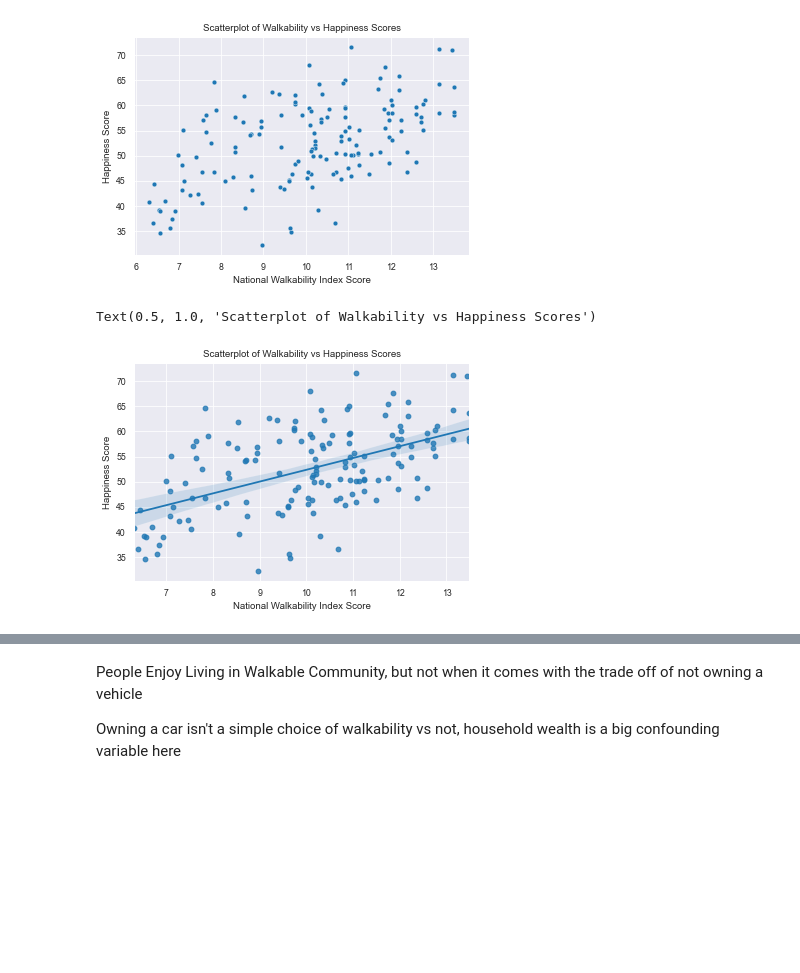
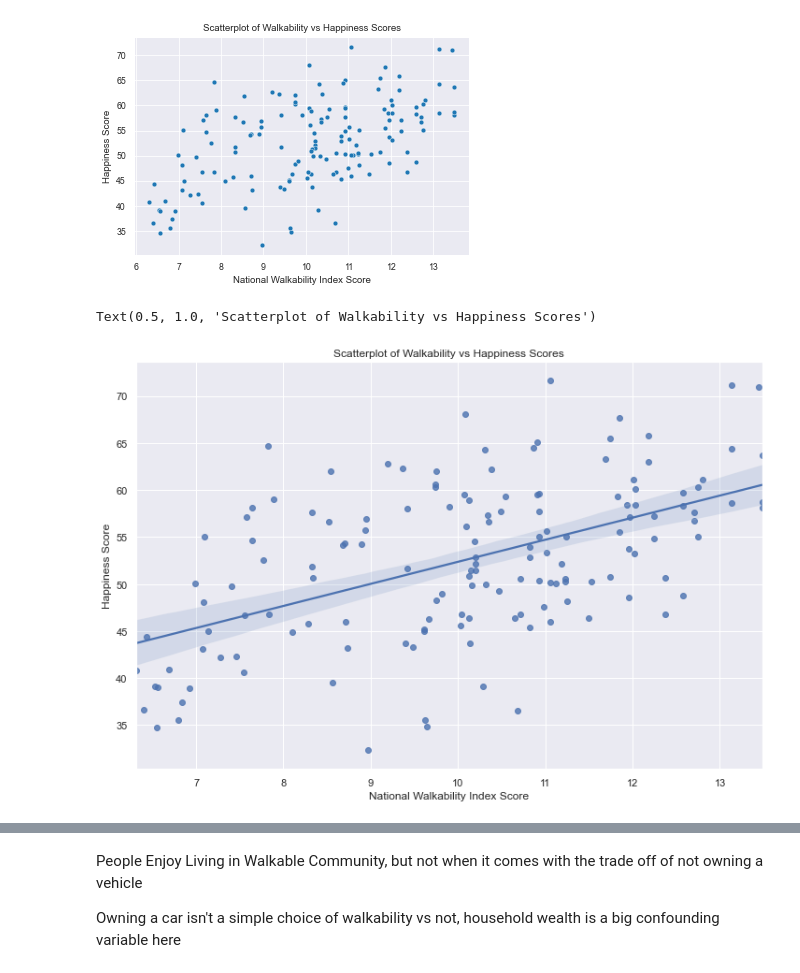
Before and after one commit to haleyej/330_final_project, a Jupyter notebook: process_data.ipynb, the cells around one changed output, grey strips where cells are left out. Saved outputs shown, nothing was run; the diff lists cells and outputs as text; code cells hidden in the pictures; blank space fills up the shorter version.

```diff
--- a/process_data.ipynb
+++ b/process_data.ipynb
@@ -12,7 +13,8 @@ import os
 # %%
 sns.set_style("darkgrid")
 sns.color_palette("husl", 9)
-sns.set_context("paper")
+sns.set_context("poster")
+sns.set(font_scale = 1)
 # %% [markdown]
 <h2>Manipulate Happiness Data</h2>
 # %%
@@ -237,12 +230,13 @@ g.set_title("Scatterplot of Walkability vs Happiness Scores")
 Text(0.5, 1.0, 'Scatterplot of Walkability vs Happiness Scores')
 [figure]
 # %%
+rcParams['figure.figsize'] = 12,8
 g = sns.regplot(x = 'NatWalkInd', y = 'Total Score', data = df)
 g.set(xlabel = 'National Walkability Index Score', ylabel = 'Happiness Score')
 g.set_title("Scatterplot of Walkability vs Happiness Scores")
 # %% [output]
 Text(0.5, 1.0, 'Scatterplot of Walkability vs Happiness Scores')
-[figure, old version]
+[figure, new version]
 # %%
 df = df.rename(columns = {'D1B' : 'Population Density (people/acre)'})
 
```
Also changed, not shown: parts of 19 cells of this notebook.
